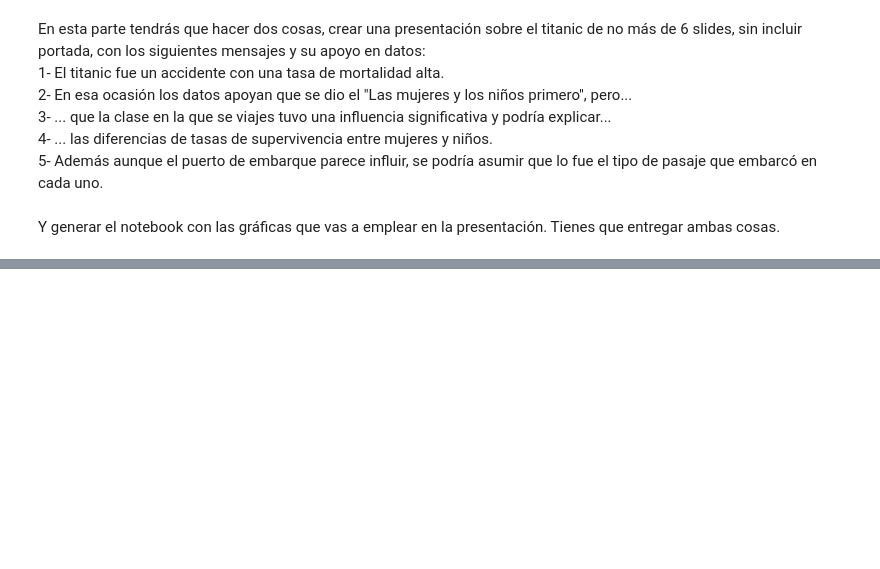
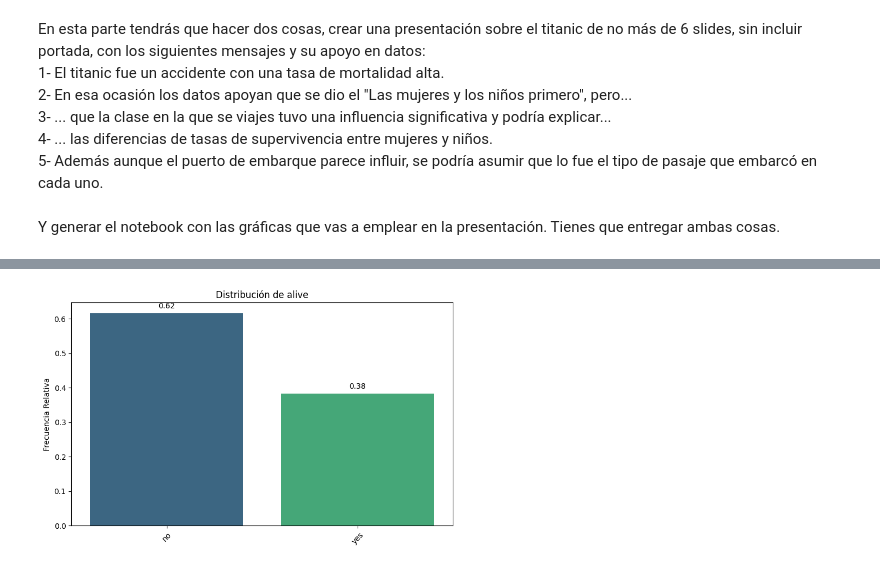
Before and after one commit to enax93/ONLINE_DS_THEBRIDGE_EmmaCollado, a Jupyter notebook: 03_Analisis_de_Datos/Sprint_08/Unidad_02/Practica_Obligatoria/18_Practica_Obligatoria_Visualizacion_Presentacion.ipynb, the cells around one changed output, grey strips where cells are left out. Cells and saved outputs as stored; diff of their text form; code cells hidden in the pictures; blank space fills up the shorter version.

```diff
--- a/03_Analisis_de_Datos/Sprint_08/Unidad_02/Practica_Obligatoria/18_Practica_Obligatoria_Visualizacion_Presentacion.ipynb
+++ b/03_Analisis_de_Datos/Sprint_08/Unidad_02/Practica_Obligatoria/18_Practica_Obligatoria_Visualizacion_Presentacion.ipynb
@@ -163,3 +163,6 @@ En esta parte tendrás que hacer dos cosas, crear una presentación sobre el tit
 5- Además aunque el puerto de embarque parece influir, se podría asumir que lo fue el tipo de pasaje que embarcó en cada uno.
 # %% [markdown]
 Y generar el notebook con las gráficas que vas a emplear en la presentación. Tienes que entregar ambas cosas.
+# %%
+df_titanic = sns.load_dataset("titanic")
+df_titanic
@@ -165,0 +203,2 @@ Y generar el notebook con las gráficas que vas a emplear en la presentación. T
+# %%
+df_titanic.drop(["deck","sibsp","parch","pclass","embarked","adult_male"],axis=1, inplace=True)
@@ -165,0 +224,3 @@ Y generar el notebook con las gráficas que vas a emplear en la presentación. T
+# %%
+df_titanic["embark_town"] = df_titanic["embark_town"].fillna(df_titanic["embark_town"].mode().iloc[0])
+df_titanic["age"] = df_titanic.groupby("who")["age"].transform("mean")
@@ -165,0 +248,4 @@ Y generar el notebook con las gráficas que vas a emplear en la presentación. T
+# %%
+pinta_distribucion_categoricas(df_titanic,["alive"], relativa= True, mostrar_valores= True)
+# %% [output]
+[figure, added]
```
Also changed, not shown: parts of 9 cells of this notebook.
